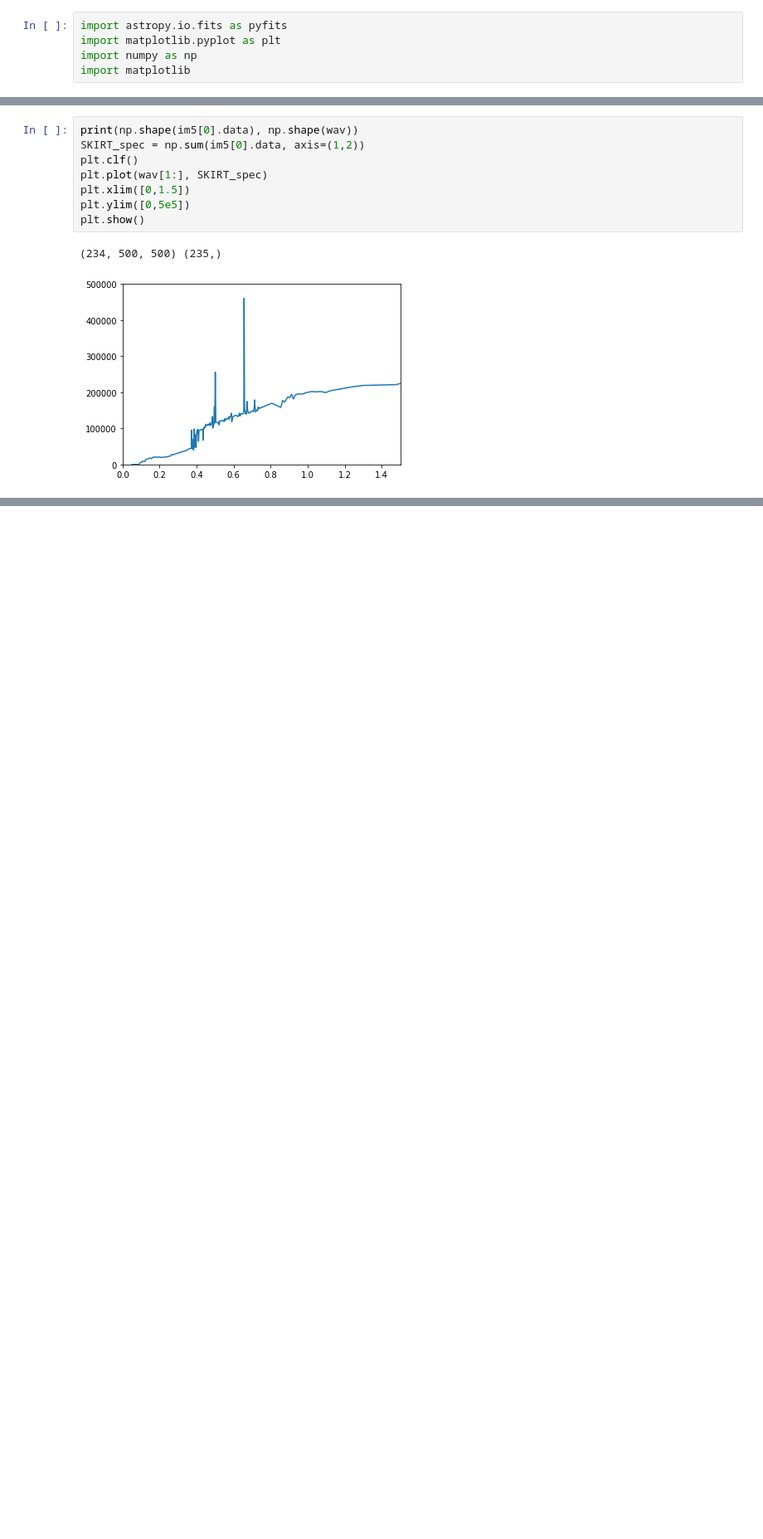
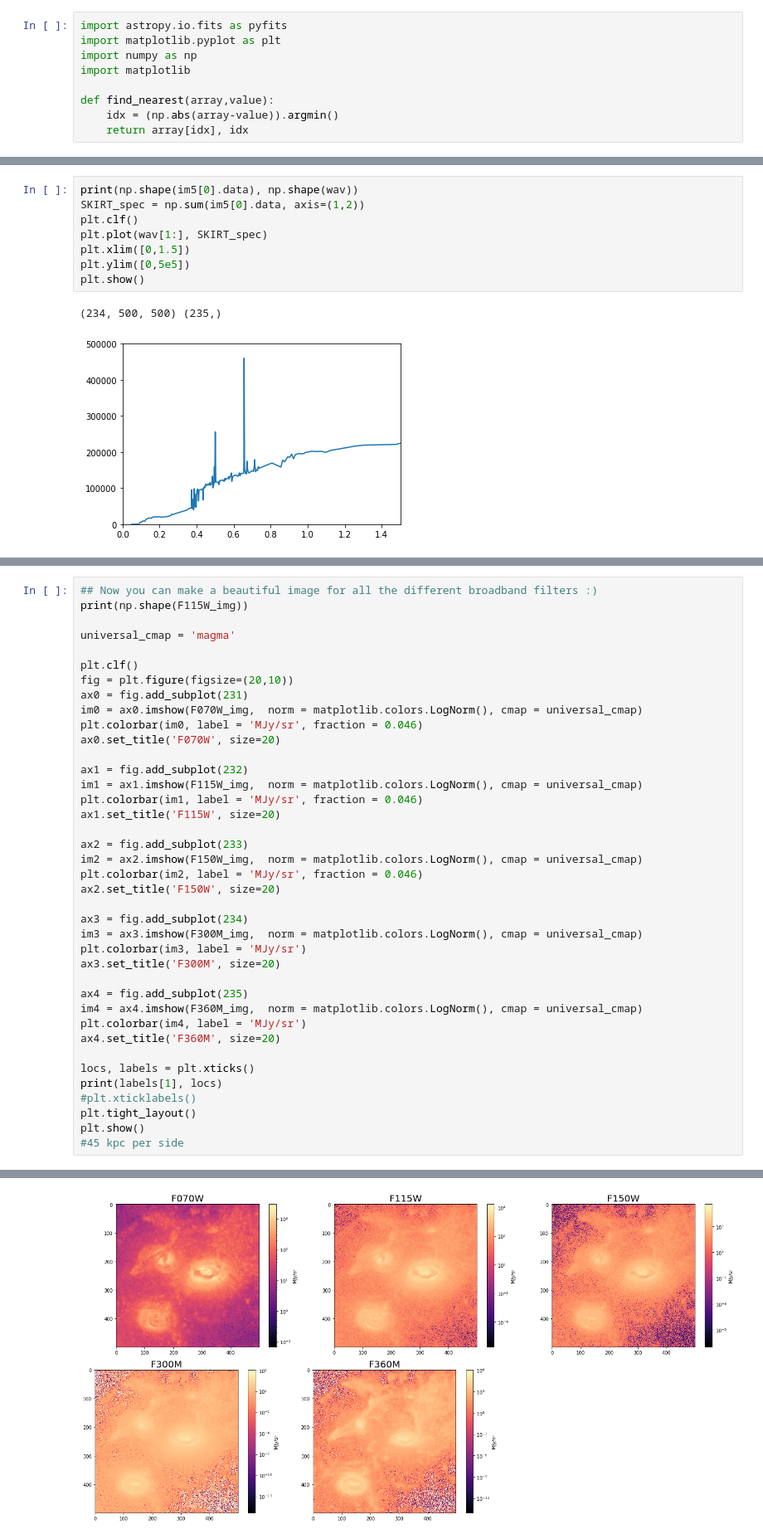
Before and after one commit to beckynevin/illustris_python, a Jupyter notebook: IllustrisTNG50_mockimage.ipynb, the cells around one changed output, grey strips where cells are left out. Shown at 83% size. Drawn from its saved outputs; the diff is of its cells as text; blank space fills up the shorter version.

```diff
--- a/IllustrisTNG50_mockimage.ipynb
+++ b/IllustrisTNG50_mockimage.ipynb
@@ -3,6 +3,10 @@ import astropy.io.fits as pyfits
 import matplotlib.pyplot as plt
 import numpy as np
 import matplotlib
+
+def find_nearest(array,value):
+    idx = (np.abs(array-value)).argmin()
+    return array[idx], idx
 # %%
 im5 = pyfits.open('merger_images/dusty_zoom1_total.fits')
 
@@ -78,0 +146,40 @@ ValueError: A value in x_new is below the interpolation range.
+# %%
+## Now you can make a beautiful image for all the different broadband filters :)
+print(np.shape(F115W_img))
+
+universal_cmap = 'magma'
+
+plt.clf()
+fig = plt.figure(figsize=(20,10))
+ax0 = fig.add_subplot(231)
+im0 = ax0.imshow(F070W_img,  norm = matplotlib.colors.LogNorm(), cmap = universal_cmap)
+plt.colorbar(im0, label = 'MJy/sr', fraction = 0.046)
+ax0.set_title('F070W', size=20)
+
+ax1 = fig.add_subplot(232)
+im1 = ax1.imshow(F115W_img,  norm = matplotlib.colors.LogNorm(), cmap = universal_cmap)
+plt.colorbar(im1, label = 'MJy/sr', fraction = 0.046)
+ax1.set_title('F115W', size=20)
+
+ax2 = fig.add_subplot(233)
+im2 = ax2.imshow(F150W_img,  norm = matplotlib.colors.LogNorm(), cmap = universal_cmap)
+plt.colorbar(im2, label = 'MJy/sr', fraction = 0.046)
+ax2.set_title('F150W', size=20)
+
+ax3 = fig.add_subplot(234)
+im3 = ax3.imshow(F300M_img,  norm = matplotlib.colors.LogNorm(), cmap = universal_cmap)
+plt.colorbar(im3, label = 'MJy/sr')
+ax3.set_title('F300M', size=20)
+
+ax4 = fig.add_subplot(235)
+im4 = ax4.imshow(F360M_img,  norm = matplotlib.colors.LogNorm(), cmap = universal_cmap)
+plt.colorbar(im4, label = 'MJy/sr')
+ax4.set_title('F360M', size=20)
+
+locs, labels = plt.xticks()
+print(labels[1], locs)
+#plt.xticklabels()
+plt.tight_layout()
+plt.show()
+#45 kpc per side
+# %% [output]
@@ -78,0 +189 @@ ValueError: A value in x_new is below the interpolation range.
+[figure, added]
```
Also changed, not shown: parts of 4 cells of this notebook.
